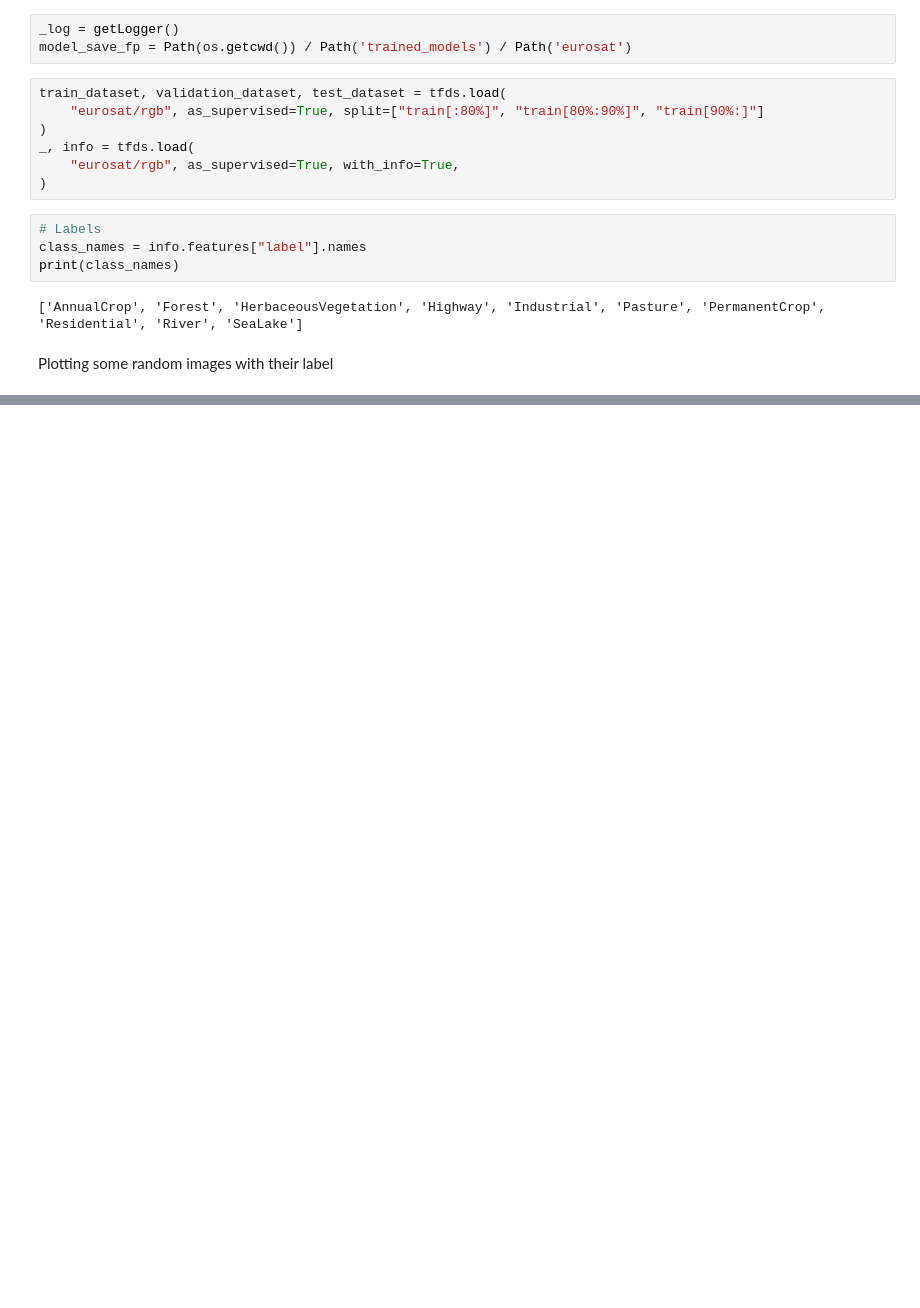
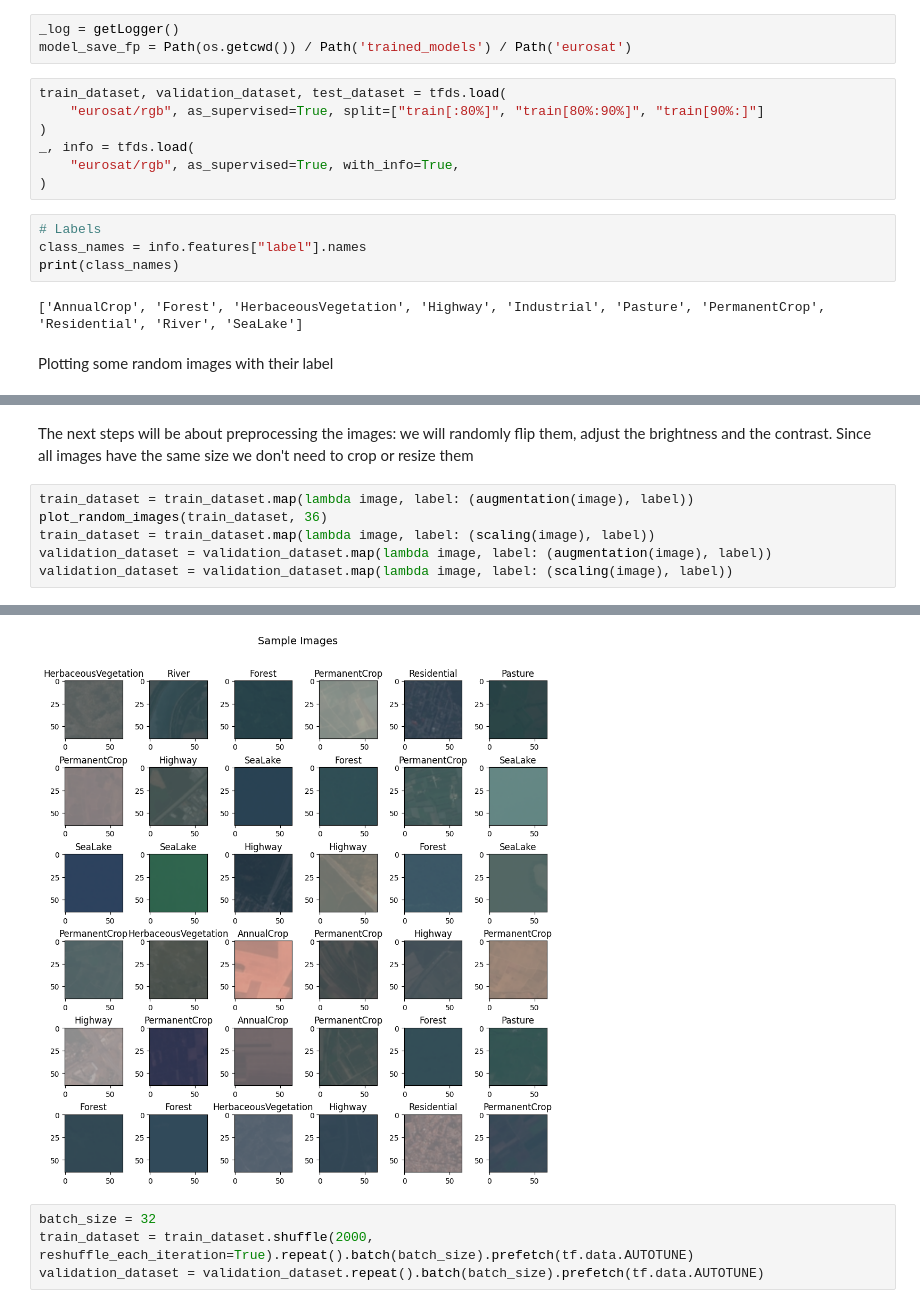
Before and after one commit to rondinini/deeplearning, a Jupyter notebook: eurosat.ipynb, the cells around one changed output, grey strips where cells are left out. Saved outputs shown, nothing was run; the diff lists cells and outputs as text; blank space fills up the shorter version.

```diff
--- a/eurosat.ipynb
+++ b/eurosat.ipynb
@@ -53,0 +59,9 @@ plt.show()
+# %% [markdown]
+The next steps will be about preprocessing the images: we will randomly flip them, adjust the brightness and the contrast. Since all images have the same size we don't need to crop or resize them
+# %%
+train_dataset = train_dataset.map(lambda image, label: (augmentation(image), label))
+plot_random_images(train_dataset, 36)
+train_dataset = train_dataset.map(lambda image, label: (scaling(image), label))
+validation_dataset = validation_dataset.map(lambda image, label: (augmentation(image), label))
+validation_dataset = validation_dataset.map(lambda image, label: (scaling(image), label))
+# %% [output]
@@ -53,0 +69,5 @@ plt.show()
+[figure, added]
+# %%
+batch_size = 32
+train_dataset = train_dataset.shuffle(2000, reshuffle_each_iteration=True).repeat().batch(batch_size).prefetch(tf.data.AUTOTUNE)
+validation_dataset = validation_dataset.repeat().batch(batch_size).prefetch(tf.data.AUTOTUNE)
```
Also changed, not shown: parts of 6 cells of this notebook, 2 other files.
